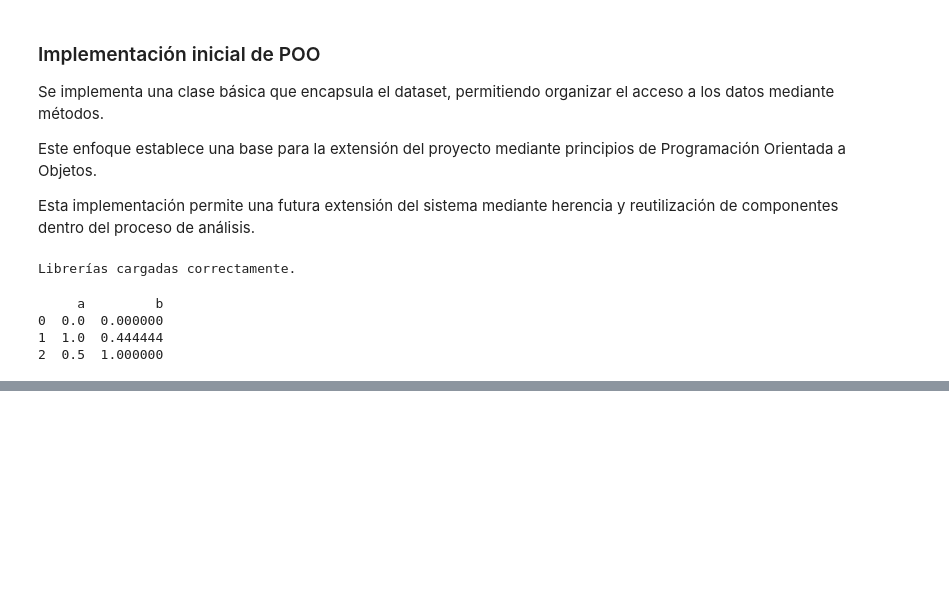
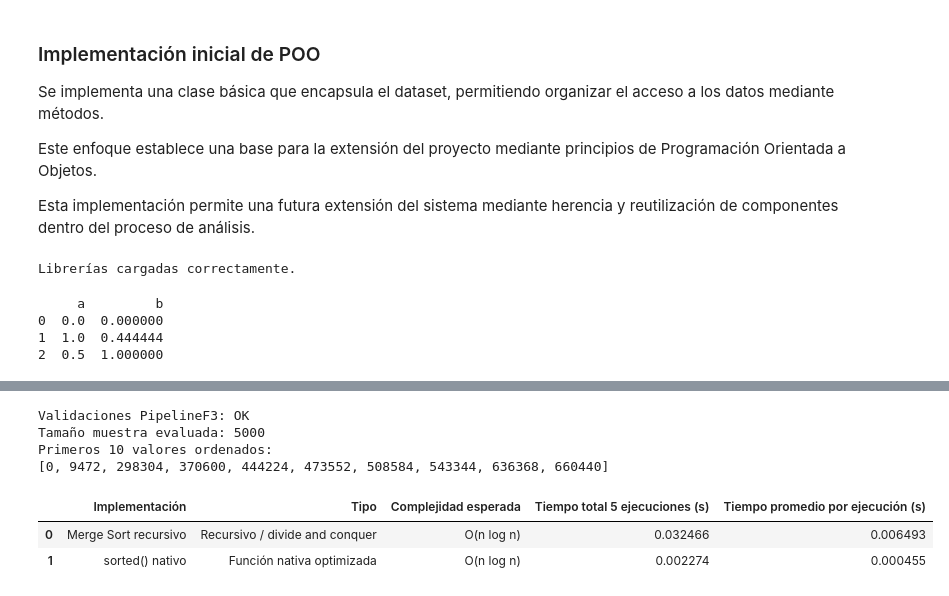
Before and after one commit to alanabermudezaballay/mcdi500_s1_grupo7, a Jupyter notebook: F3/F3_Algoritmos_Complejidad.ipynb, the cells around one changed output, grey strips where cells are left out. Drawn from its saved outputs; the diff is of its cells as text; code cells hidden in the pictures; blank space fills up the shorter version.

Commit message:
feat(s3): agrega PipelineF3 validaciones y mediciones de eficiencia

```diff
--- a/F3/F3_Algoritmos_Complejidad.ipynb
+++ b/F3/F3_Algoritmos_Complejidad.ipynb
@@ -457,0 +530,63 @@ print(t._df)
+# %%
+# Validaciones técnicas del PipelineF3
+
+pipeline = PipelineF3(df)
+
+# Caso normal: el dataset debe cumplir estructura mínima
+assert pipeline.validar_estructura() is True
+
+# Preparación de muestra controlada
+muestra_metric1 = pipeline.preparar_muestra(columna="metric1", n=5000)
+
+assert isinstance(muestra_metric1, list)
+assert len(muestra_metric1) == 5000
+
+# Validación de equivalencia entre Merge Sort y sorted()
+ordenado_merge = pipeline.ordenar_con_merge_sort()
+ordenado_sorted = pipeline.ordenar_con_sorted()
+
+assert ordenado_merge == ordenado_sorted
+
+print("Validaciones PipelineF3: OK")
+print(f"Tamaño muestra evaluada: {len(muestra_metric1)}")
+print("Primeros 10 valores ordenados:")
+print(ordenado_merge[:10])
+# %% [output]
+Validaciones PipelineF3: OK
+Tamaño muestra evaluada: 5000
+Primeros 10 valores ordenados:
+[0, 9472, 298304, 370600, 444224, 473552, 508584, 543344, 636368, 660440]
+# %%
+# Medición reproducible de eficiencia con timeit
+
+import timeit
+import pandas as pd
+
+# Asegurar que existe una muestra preparada
+pipeline_benchmark = PipelineF3(df)
+pipeline_benchmark.validar_estructura()
+pipeline_benchmark.preparar_muestra(columna="metric1", n=5000)
+
+tiempo_merge_sort = timeit.timeit(
+    lambda: pipeline_benchmark.ordenar_con_merge_sort(),
+    number=5
+)
+
+tiempo_sorted = timeit.timeit(
+    lambda: pipeline_benchmark.ordenar_con_sorted(),
+    number=5
+)
+
+comparacion_tiempos = pd.DataFrame({
+    "Implementación": ["Merge Sort recursivo", "sorted() nativo"],
+    "Tipo": ["Recursivo / divide and conquer", "Función nativa optimizada"],
+    "Complejidad esperada": ["O(n log n)", "O(n log n)"],
+    "Tiempo total 5 ejecuciones (s)": [tiempo_merge_sort, tiempo_sorted],
+    "Tiempo promedio por ejecución (s)": [tiempo_merge_sort / 5, tiempo_sorted / 5]
+})
+
+comparacion_tiempos
+# %% [output]
+|  | Implementación | Tipo | Complejidad esperada | Tiempo total 5 ejecuciones (s) | Tiempo promedio por ejecución (s) |
+| 0 | Merge Sort recursivo | Recursivo / divide and conquer | O(n log n) | 0.032466 | 0.006493 |
+| 1 | sorted() nativo | Función nativa optimizada | O(n log n) | 0.002274 | 0.000455 |
```
Also changed, not shown: parts of 7 cells of this notebook.
